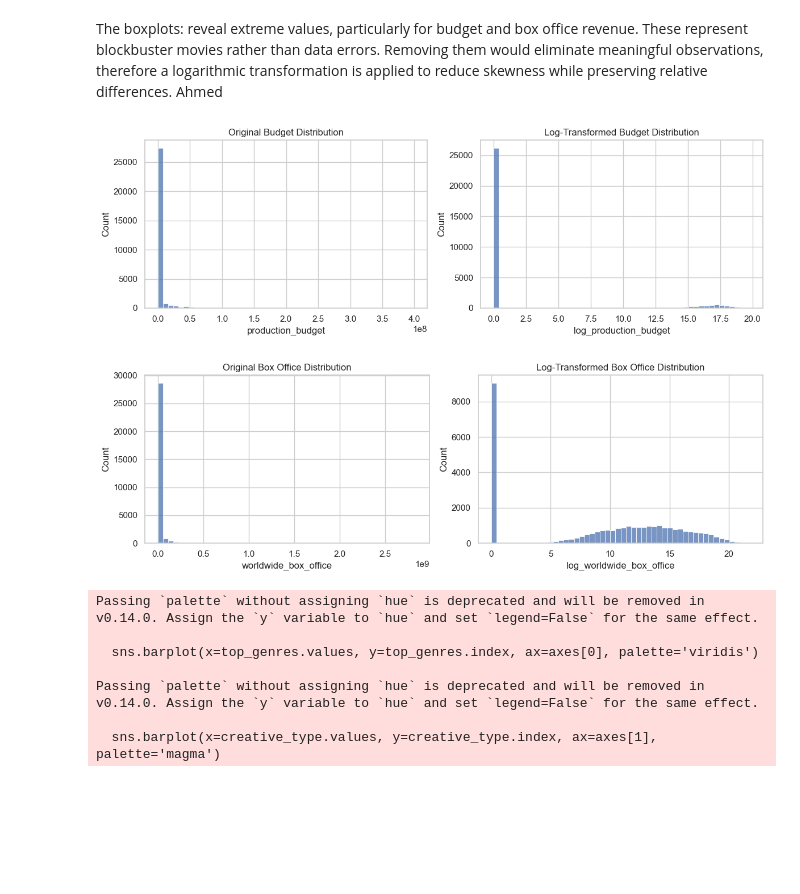
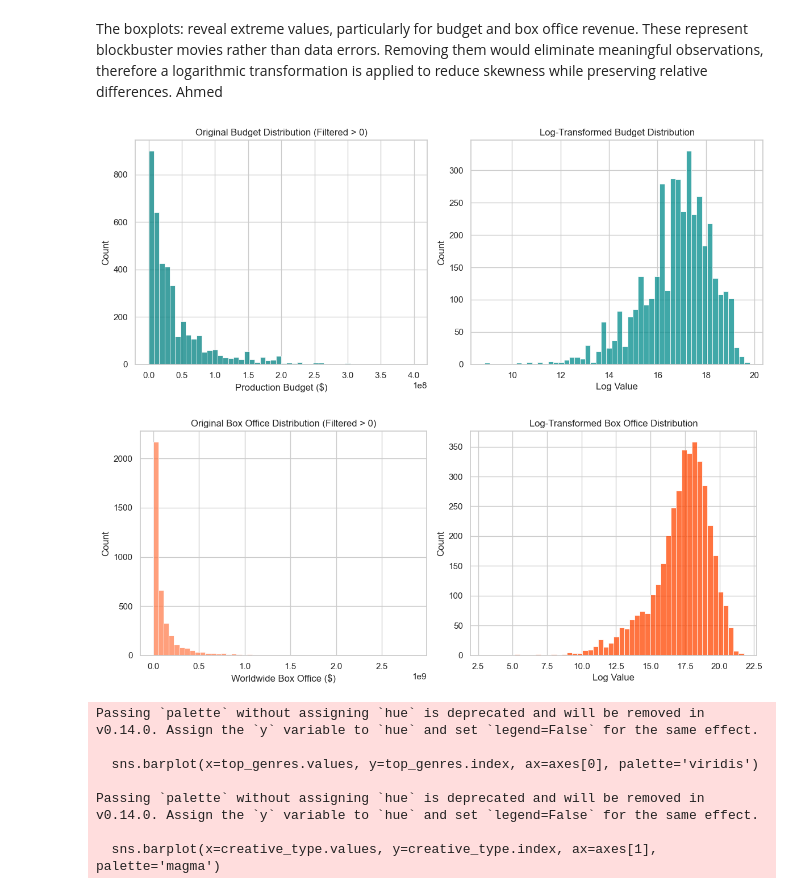
Before and after one commit to spaesey/ai-for-business-project, a Jupyter notebook: src/eda_feature_engineering.ipynb, the cells around one changed output. Saved outputs shown, nothing was run; the diff lists cells and outputs as text; code cells hidden in the pictures; blank space fills up the shorter version.

```diff
--- a/src/eda_feature_engineering.ipynb
+++ b/src/eda_feature_engineering.ipynb
@@ -779,41 +792,54 @@ The boxplots:
 reveal extreme values, particularly for budget and box office revenue. These represent blockbuster movies rather than data errors. Removing them would eliminate meaningful observations, therefore a logarithmic transformation is applied to reduce skewness while preserving relative differences.
 Ahmed
 # %%
-# Log transformation applied to reduce skewness identified during EDA ------ Ahmed
+import numpy as np
+import matplotlib.pyplot as plt
+import seaborn as sns
 
-df_sales['log_production_budget'] = np.log1p(df_sales['production_budget'])
-df_sales['log_worldwide_box_office'] = np.log1p(df_sales['worldwide_box_office'])
+# Filter for valid financial data (Both Budget and Box Office must be > 0) for better visibility, we'll deal with the 0 values later
+# We create a specific dataframe for plotting to avoid changing the master data
+df_plot = df_sales[(df_sales['production_budget'] > 0) &
+                   (df_sales['worldwide_box_office'] > 0)].copy()
 
-# Visualize the transformed distributions
-# Visualizing the effect of log transformation on budget
-plt.figure(figsize=(12, 4))
+# Apply Log transformation to the filtered data
+# We use np.log1p which calculates log(1 + x) for better numerical stability
+df_plot['log_production_budget'] = np.log1p(df_plot['production_budget'])
+df_plot['log_worldwide_box_office'] = np.log1p(df_plot['worldwide_box_office'])
+
+#  Visualization 1: Production Budget
+plt.figure(figsize=(12, 5))
 
 plt.subplot(1, 2, 1)
-sns.histplot(df_sales['production_budget'], bins=50)
-plt.title('Original Budget Distribution')
+sns.histplot(df_plot['production_budget'], bins=50, color='teal')
+plt.title('Original Budget Distribution (Filtered > 0)')
+plt.xlabel('Production Budget ($)')
 
 plt.subplot(1, 2, 2)
-sns.histplot(df_sales['log_production_budget'], bins=50)
+sns.histplot(df_plot['log_production_budget'], bins=50, color='darkcyan')
 plt.title('Log-Transformed Budget Distribution')
+plt.xlabel('Log Value')
 
 plt.tight_layout()
 plt.show()
-# Visualizing the effect of log transformation on box office
-plt.figure(figsize=(12, 4))
+
+#  Visualization 2: Worldwide Box Office
+plt.figure(figsize=(12, 5))
 
 plt.subplot(1, 2, 1)
-sns.histplot(df_sales['worldwide_box_office'], bins=50)
-plt.title('Original Box Office Distribution')
+sns.histplot(df_plot['worldwide_box_office'], bins=50, color='coral')
+plt.title('Original Box Office Distribution (Filtered > 0)')
+plt.xlabel('Worldwide Box Office ($)')
 
 plt.subplot(1, 2, 2)
-sns.histplot(df_sales['log_worldwide_box_office'], bins=50)
+sns.histplot(df_plot['log_worldwide_box_office'], bins=50, color='orangered')
 plt.title('Log-Transformed Box Office Distribution')
+plt.xlabel('Log Value')
 
 plt.tight_layout()
 plt.show()
 # %% [output]
-[figure, old version]
+[figure, new version]
-[figure, old version]
+[figure, new version]
 # %%
 # Creating a figure with 2 subplots side-by-side for the two features that we see important. Code by Muayyad
 fig, axes = plt.subplots(1, 2, figsize=(18, 7))
```
Also changed, not shown: parts of 34 cells of this notebook.
